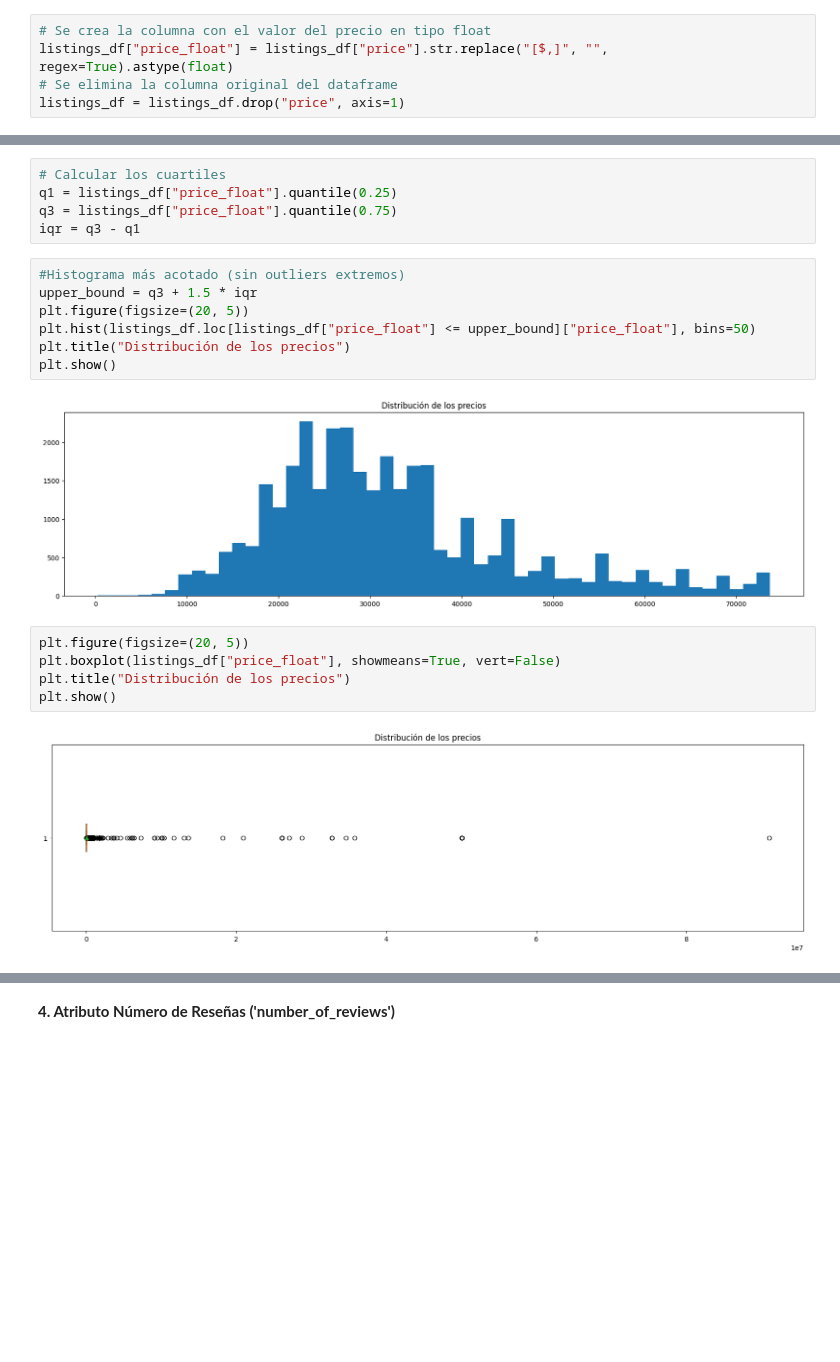
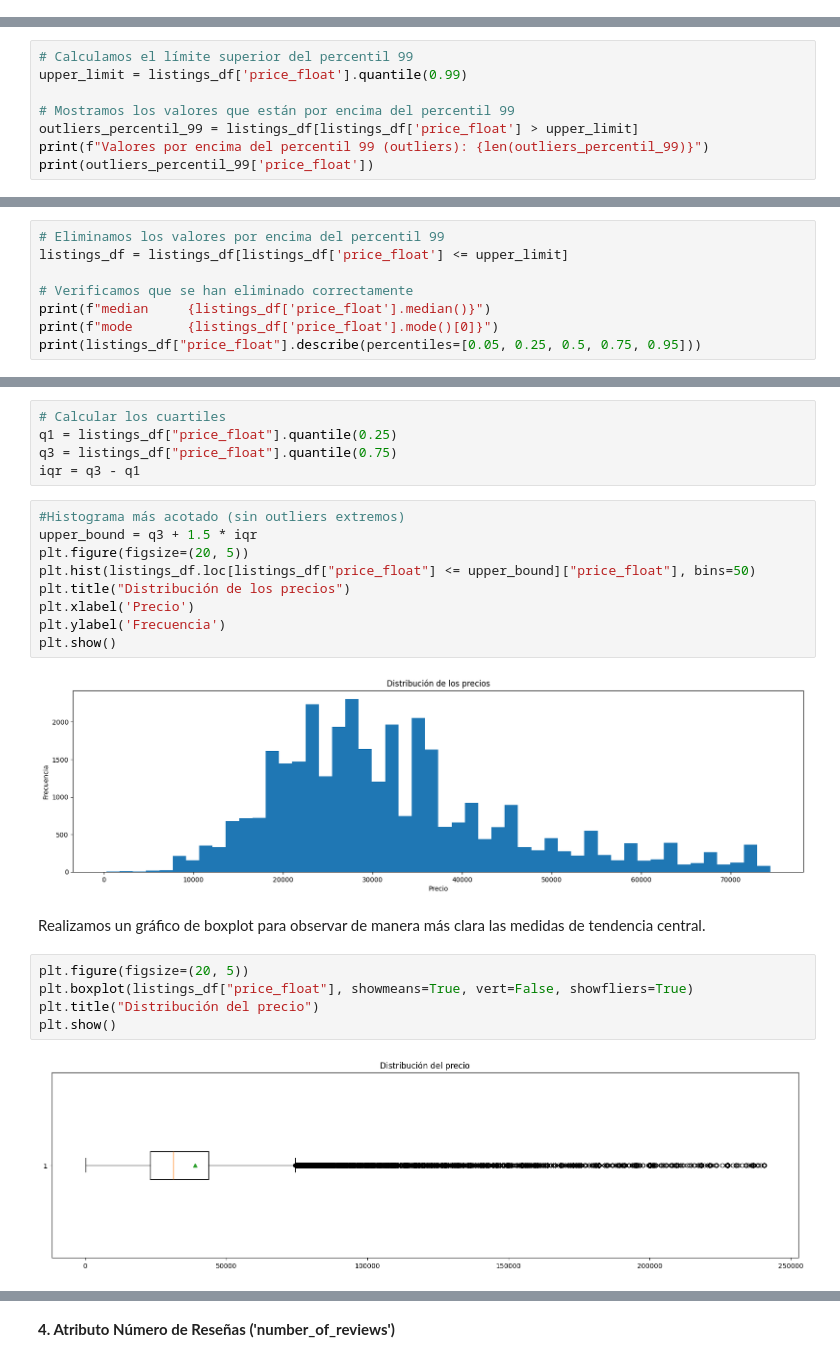
Before and after one commit to kevinbecxrra/MINE4101-Taller1, a Jupyter notebook: Taller_1.ipynb, the cells around one changed output, grey strips where cells are left out. Saved outputs shown, nothing was run; the diff lists cells and outputs as text; blank space fills up the shorter version.

```diff
--- a/Taller_1.ipynb
+++ b/Taller_1.ipynb
@@ -445,5 +444,0 @@ Se requiere transformar esta variable antes de analizarla, ya que para poder hac
-# %%
-# Se crea la columna con el valor del precio en tipo float
-listings_df["price_float"] = listings_df["price"].str.replace("[$,]", "", regex=True).astype(float)
-# Se elimina la columna original del dataframe
-listings_df = listings_df.drop("price", axis=1)
@@ -495,0 +471,8 @@ Rango Intercuartílico (IQR) del precio: 22763.0
+# %%
+# Calculamos el límite superior del percentil 99
+upper_limit = listings_df['price_float'].quantile(0.99)
+
+# Mostramos los valores que están por encima del percentil 99
+outliers_percentil_99 = listings_df[listings_df['price_float'] > upper_limit]
+print(f"Valores por encima del percentil 99 (outliers): {len(outliers_percentil_99)}")
+print(outliers_percentil_99['price_float'])
@@ -495,0 +493,8 @@ Rango Intercuartílico (IQR) del precio: 22763.0
+# %%
+# Eliminamos los valores por encima del percentil 99
+listings_df = listings_df[listings_df['price_float'] <= upper_limit]
+
+# Verificamos que se han eliminado correctamente
+print(f"median     {listings_df['price_float'].median()}")
+print(f"mode       {listings_df['price_float'].mode()[0]}")
+print(listings_df["price_float"].describe(percentiles=[0.05, 0.25, 0.5, 0.75, 0.95]))
@@ -514,15 +533,19 @@ upper_bound = q3 + 1.5 * iqr
 plt.figure(figsize=(20, 5))
 plt.hist(listings_df.loc[listings_df["price_float"] <= upper_bound]["price_float"], bins=50)
 plt.title("Distribución de los precios")
+plt.xlabel('Precio')
+plt.ylabel('Frecuencia')
 plt.show()
 # %% [output]
-[figure, old version]
+[figure, new version]
+# %% [markdown]
+Realizamos un gráfico de boxplot para observar de manera más clara las medidas de tendencia central.
 # %%
 plt.figure(figsize=(20, 5))
-plt.boxplot(listings_df["price_float"], showmeans=True, vert=False)
-plt.title("Distribución de los precios")
+plt.boxplot(listings_df["price_float"], showmeans=True, vert=False, showfliers=True)
+plt.title("Distribución del precio")
 plt.show()
 # %% [output]
-[figure, old version]
+[figure, new version]
 # %%
 plt.figure(figsize=(12, 6))
```
Also changed, not shown: parts of 31 cells of this notebook.
